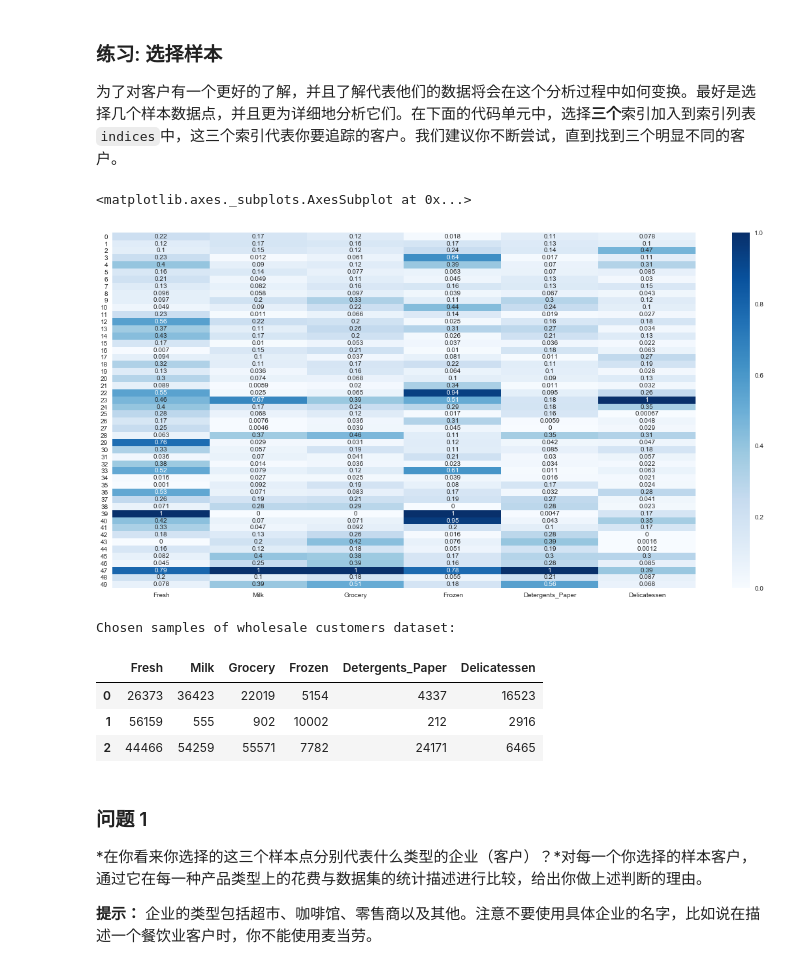
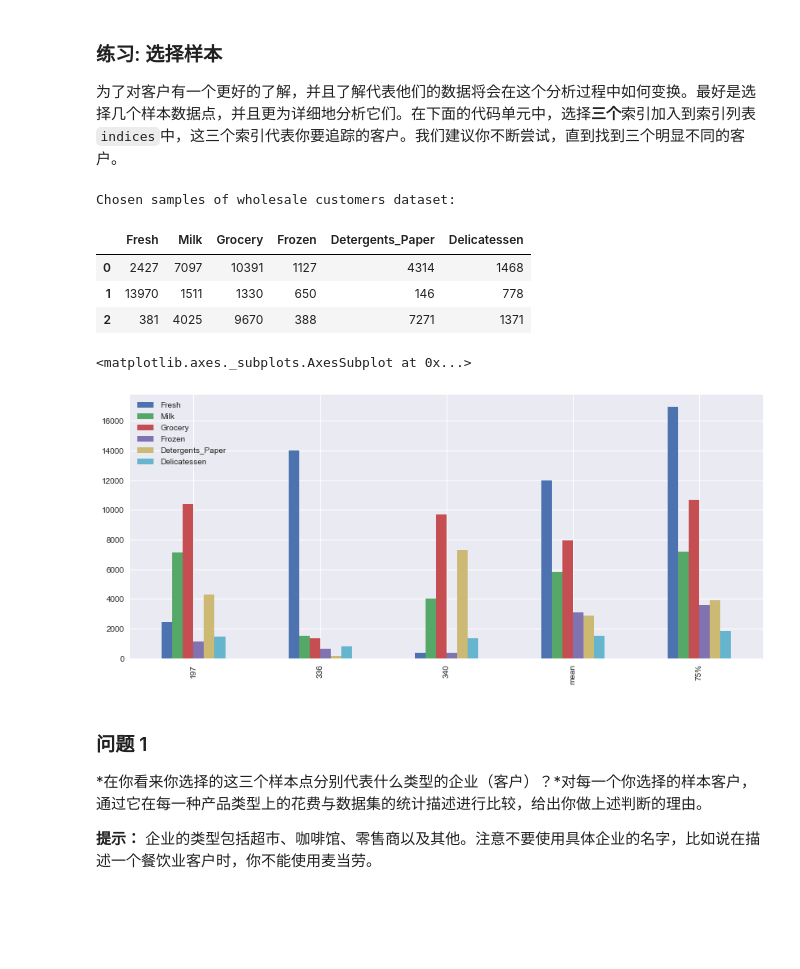
Before and after one commit to siyuanxu/udacity-ml, a Jupyter notebook: 03_customer_segments/customer_segments.ipynb, the cells around one changed output. Drawn from its saved outputs; the diff is of its cells as text; code cells hidden in the pictures; blank space fills up the shorter version.

```diff
--- a/03_customer_segments/customer_segments.ipynb
+++ b/03_customer_segments/customer_segments.ipynb
@@ -61,39 +61,32 @@ display(data.describe())
 # %% [markdown]
 ### 练习: 选择样本
 为了对客户有一个更好的了解，并且了解代表他们的数据将会在这个分析过程中如何变换。最好是选择几个样本数据点，并且更为详细地分析它们。在下面的代码单元中，选择**三个**索引加入到索引列表`indices`中，这三个索引代表你要追踪的客户。我们建议你不断尝试，直到找到三个明显不同的客户。
-# %%
-# 看到之前学长的项目里都采用了热力图的显示方法来找出独特的样本点，在这里也参考这种方法来进行尝试
-import seaborn as sns
-import matplotlib.pyplot as plt
-from sklearn import preprocessing
-
-data_10 = data[:50]
-X = np.array(data_10, dtype=np.float32)
-
-# 特征缩放
-min_max_scaler = preprocessing.MinMaxScaler()
-X = min_max_scaler.fit_transform(X)
-
-# 绘制heatmaps
-plt.figure(figsize=(20,10))
-sns.heatmap(X, annot=True, cmap='Blues', xticklabels=list(data.keys()))
-# %% [output]
-<matplotlib.axes._subplots.AxesSubplot at 0x...>
-[figure, removed]
 # %%
 # TODO：从数据集中选择三个你希望抽样的数据点的索引
-indices = [23,39,47]
+
+# 随机取点，并观察三个样本点和整体数据统计数据之间的关系，并且尽量让取样点较为普通，避免某个过高或者过低的值。
+import random
+indices = random.sample([i for i in range(0,440)],3)
+indices = [197,336,340]
+# 经过多次随机观察，我选择了这三个点。
 
 # 为选择的样本建立一个DataFrame
 samples = pd.DataFrame(data.loc[indices], columns = data.keys()).reset_index(drop = True)
 print "Chosen samples of wholesale customers dataset:"
 display(samples)
+
+samples_bar = samples.append(data.describe().loc['mean'])
+samples_bar = samples_bar.append(data.describe().loc['75%'])
+samples_bar.index = indices + ['mean'] + ['75%']
+samples_bar.plot(kind='bar', figsize=(14,6))
 # %% [output]
 Chosen samples of wholesale customers dataset:
 |  | Fresh | Milk | Grocery | Frozen | Detergents_Paper | Delicatessen |
-| 0 | 26373 | 36423 | 22019 | 5154 | 4337 | 16523 |
-| 1 | 56159 | 555 | 902 | 10002 | 212 | 2916 |
-| 2 | 44466 | 54259 | 55571 | 7782 | 24171 | 6465 |
+| 0 | 2427 | 7097 | 10391 | 1127 | 4314 | 1468 |
+| 1 | 13970 | 1511 | 1330 | 650 | 146 | 778 |
+| 2 | 381 | 4025 | 9670 | 388 | 7271 | 1371 |
+<matplotlib.axes._subplots.AxesSubplot at 0x...>
+[figure, added]
 # %% [markdown]
 ### 问题 1
 *在你看来你选择的这三个样本点分别代表什么类型的企业（客户）？*对每一个你选择的样本客户，通过它在每一种产品类型上的花费与数据集的统计描述进行比较，给出你做上述判断的理由。
```
Also changed, not shown: parts of 16 cells of this notebook.
